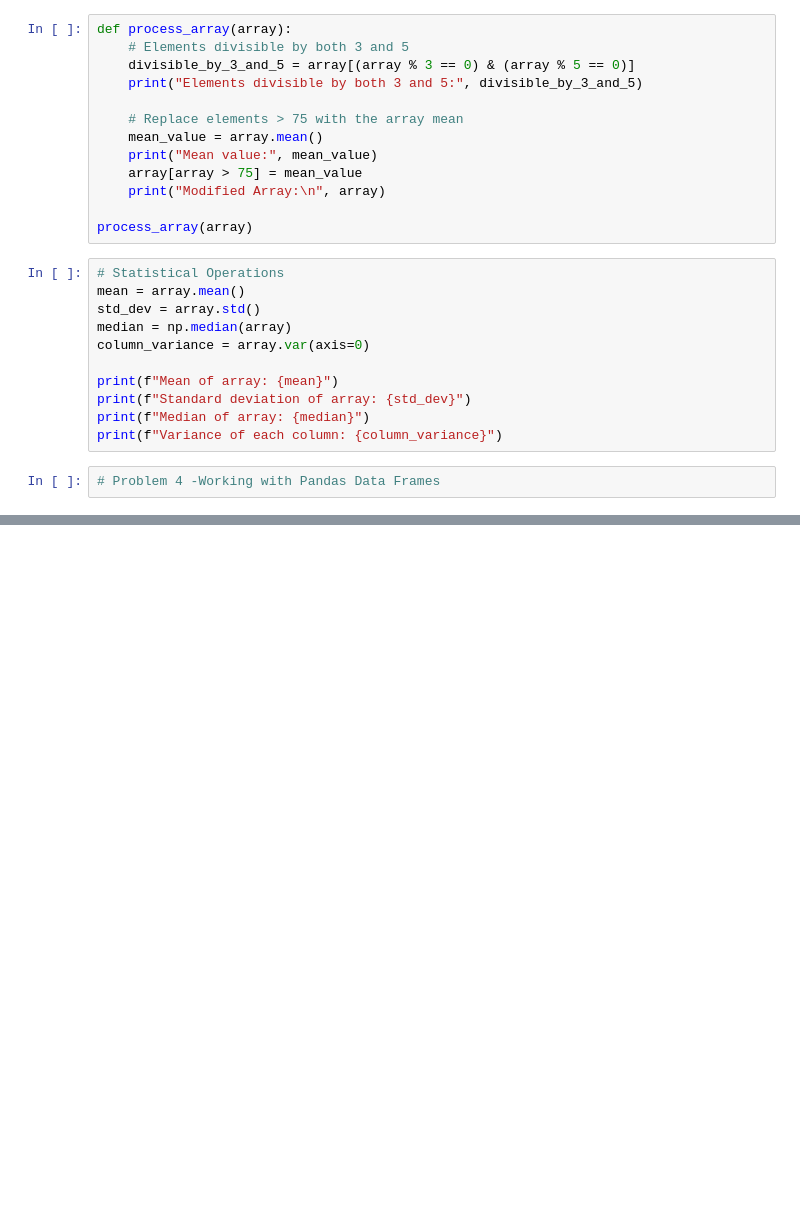
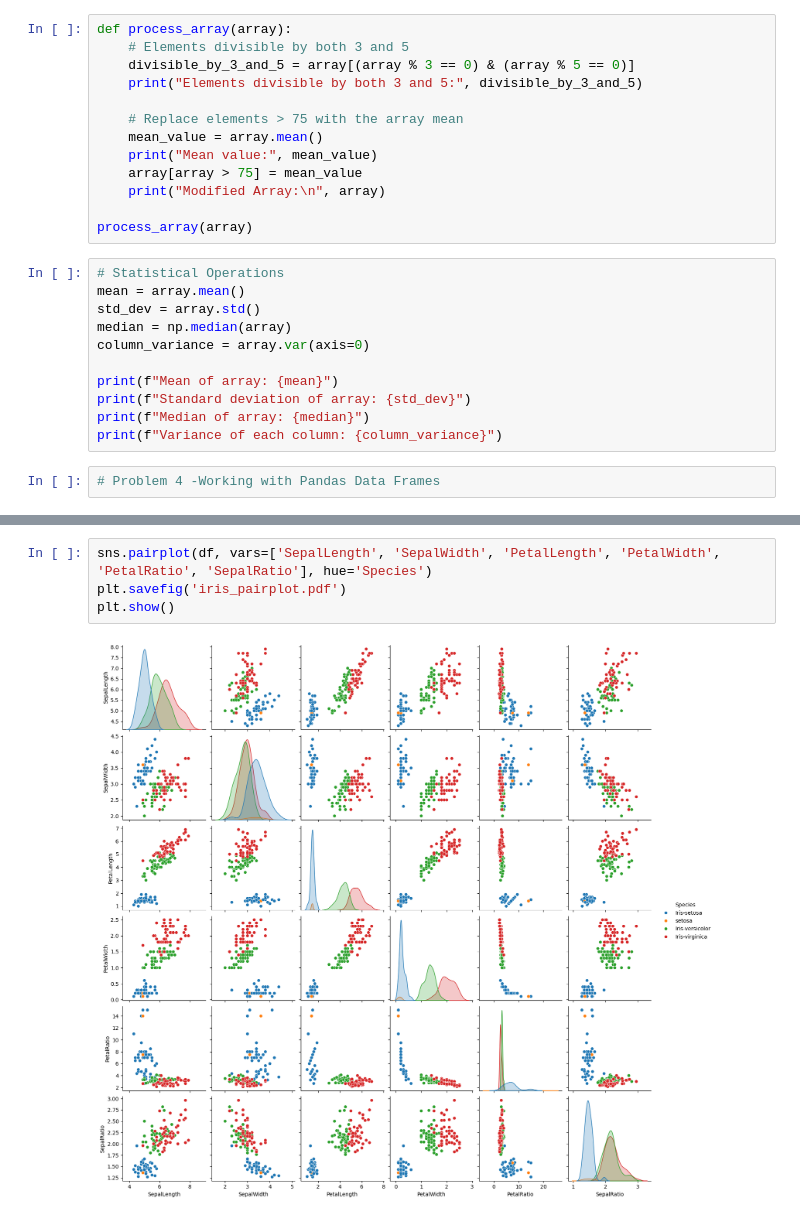
Before and after one commit to iAnisdev/ca_ms_ai_programing_for_ai, a Jupyter notebook: index.ipynb, the cells around one changed output, grey strips where cells are left out. Cells and saved outputs as stored; diff of their text form; blank space fills up the shorter version.

```diff
--- a/index.ipynb
+++ b/index.ipynb
@@ -296,0 +364,6 @@ print(f"Variance of each column: {column_variance}")
+# %%
+sns.pairplot(df, vars=['SepalLength', 'SepalWidth', 'PetalLength', 'PetalWidth', 'PetalRatio', 'SepalRatio'], hue='Species')
+plt.savefig('iris_pairplot.pdf')
+plt.show()
+# %% [output]
+[figure, added]
```
Also changed, not shown: parts of 5 cells of this notebook.
